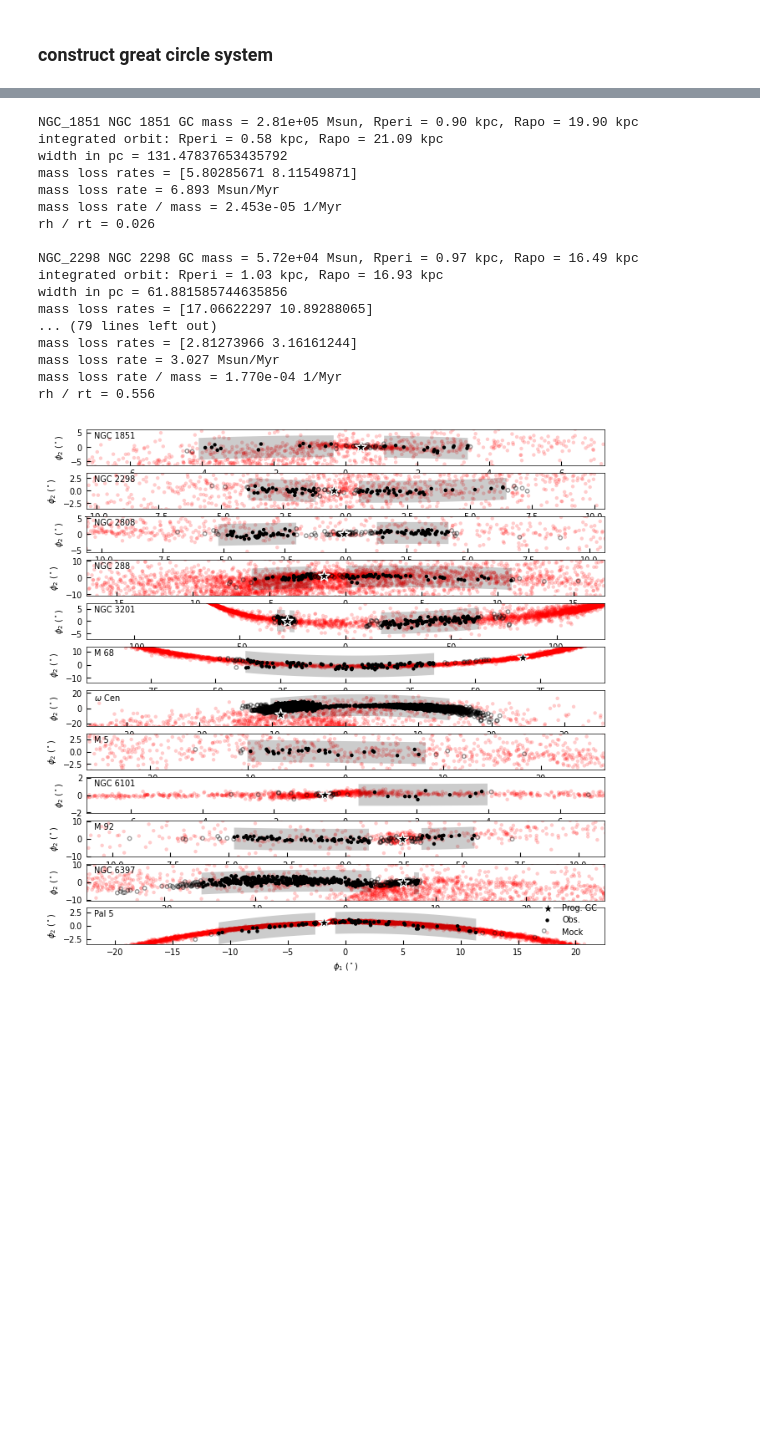
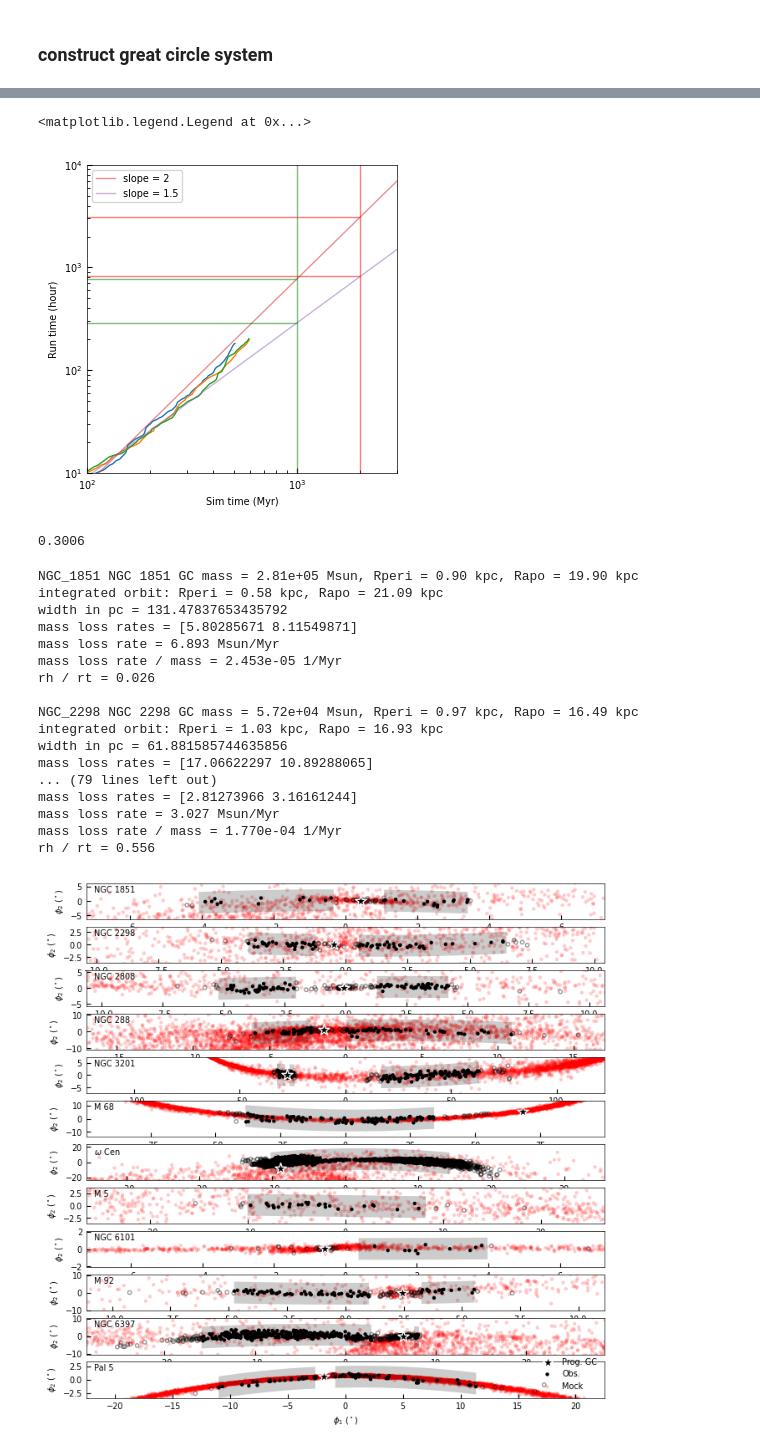
Before and after one commit to ybillchen/GC_stream, a Jupyter notebook: notebooks/streamfinder_catalog.ipynb, the cells around one changed output, grey strips where cells are left out. Saved outputs shown, nothing was run; the diff lists cells and outputs as text; code cells hidden in the pictures; blank space fills up the shorter version.

```diff
--- a/notebooks/streamfinder_catalog.ipynb
+++ b/notebooks/streamfinder_catalog.ipynb
@@ -411,6 +492,8 @@ gc_stream_list = ['NGC_3201', 'NGC_4590', 'NGC_5139', 'Pal_5', 'NGC_6341', 'NGC_
     'NGC_288', 'NGC_1851', 'NGC_2298', 'NGC_2808', 'NGC_5904', 'NGC_6101'] # remove 7089: too few stars; remove 1261, 5466, 7099: can't fit
 gc_stream_ids = np.array([34, 47, 54, 61, 68, 69,
     3, 16, 23, 26, 62, 67], dtype=int)
+gc_stream_ids = np.array([34, 47, 54, 999, 68, 69,
+    3, 16, 23, 26, 62, 67], dtype=int)
 gc_stream_list, idx_with_stream, idx_with_stream_stream = np.intersect1d(data_mw['Cluster'], gc_stream_list, return_indices=True)
 gc_stream_ids = gc_stream_ids[idx_with_stream_stream]
 # %%
@@ -1074,3 +1202,61 @@ rh / rt = 0.556
+# %%
+def fix_runtime(rt):
+    runtime = np.copy(rt)
+    for i in range(len(runtime)-1):
+        if runtime[i+1] < runtime[i]:
+            runtime[i+1:]+= rt[i]
+    return runtime
+# %%
+
+fig, ax0 = plt.subplots(1, 1, figsize=(4,4), sharex=False, sharey=False)
+
+step = [46,47,48,49,50,51,52,53,54,55,56,57,58,59,60,61,62,63,64,65,66,67,68,69,70,71,72,73,74,75,76,77,78,79,80,81,82,83,84,85,86,87,88,89,90,91,92,93,94,95,96,97,98,99,100,101,102,103,104,105,106,107,108,109,110,111,112,113,114,115,116,117,118,119,120,121,122,123,124,125,126,127,128,129,130,131,132,133,134,135,136,137,138,139,140,141,142,143,144,]
+t = [195.5,201.8,210.8,217.5,227.8,230.0,231.4,233.5,235.2,237.8,241.8,247.8,249.0,250.9,253.7,258.0,264.7,273.7,283.1,285.0,286.3,288.2,290.8,294.8,297.4,301.1,306.7,315.4,319.7,324.1,328.6,333.1,339.4,343.2,349.0,352.5,357.8,365.7,369.5,370.7,372.6,375.1,377.6,378.8,380.5,383.1,387.1,393.1,396.1,400.5,402.7,405.7,410.3,417.1,420.5,423.4,427.7,434.4,437.7,442.8,450.7,460.8,466.0,473.9,477.9,481.5,486.9,494.1,497.7,503.2,511.6,520.2,524.6,531.2,541.3,546.0,553.1,560.3,570.4,574.0,579.6,588.1,595.2,604.5,608.7,612.9,617.1,621.4,627.0,634.2,641.5,651.6,656.7,664.5,674.6,679.7,687.5,697.6,702.7,]
+a = [0.0506,0.0517,0.0532,0.0543,0.0560,0.0564,0.0566,0.0569,0.0572,0.0576,0.0583,0.0592,0.0594,0.0597,0.0602,0.0608,0.0619,0.0633,0.0647,0.0650,0.0652,0.0655,0.0659,0.0665,0.0669,0.0674,0.0682,0.0695,0.0701,0.0708,0.0714,0.0721,0.0730,0.0735,0.0743,0.0748,0.0756,0.0767,0.0772,0.0774,0.0776,0.0780,0.0783,0.0785,0.0787,0.0791,0.0796,0.0805,0.0809,0.0815,0.0818,0.0822,0.0828,0.0837,0.0841,0.0845,0.0851,0.0860,0.0864,0.0871,0.0881,0.0894,0.0901,0.0911,0.0916,0.0921,0.0928,0.0937,0.0941,0.0948,0.0959,0.0969,0.0975,0.0983,0.0995,0.1001,0.1010,0.1019,0.1031,0.1035,0.1042,0.1052,0.1060,0.1071,0.1076,0.1081,0.1086,0.1091,0.1098,0.1106,0.1115,0.1126,0.1132,0.1141,0.1153,0.1158,0.1167,0.1178,0.1184,]
+runtime_per_t = [0.013,0.093,0.040,0.052,0.027,0.033,0.054,0.045,0.054,0.035,0.071,0.117,0.092,0.073,0.057,0.043,0.060,0.162,0.083,0.147,0.120,0.081,0.157,0.096,0.117,0.332,0.109,0.071,0.131,0.150,0.084,0.179,0.087,0.219,0.222,0.827,0.197,0.199,0.114,0.141,0.107,0.145,0.101,0.140,0.207,0.290,0.896,0.292,0.182,0.354,0.199,0.159,0.114,0.196,0.122,0.123,0.270,0.282,0.309,0.159,0.148,0.327,0.789,0.283,0.249,0.197,0.163,0.319,0.208,0.154,0.518,0.386,0.384,0.244,0.431,0.246,0.703,0.369,0.310,0.782,0.294,0.260,0.349,0.976,0.661,0.345,0.287,0.235,0.390,0.572,0.513,0.718,1.055,0.538,1.429,0.844,1.503,1.127,0.533,]
+runtime = [0.130,0.726,1.095,1.454,1.745,1.817,1.894,1.990,2.082,2.174,2.457,3.173,3.286,3.423,3.585,3.772,4.175,5.662,6.463,6.746,6.897,7.053,7.466,7.852,8.164,1.225,1.843,2.471,3.045,3.709,4.091,4.914,5.474,6.309,7.603,10.502,11.557,13.158,13.585,13.761,13.964,14.324,14.576,14.752,15.110,15.866,19.413,21.184,21.740,23.299,23.741,24.226,24.753,26.085,26.504,26.861,28.047,29.941,30.987,31.806,32.984,36.340,40.452,42.715,43.721,44.432,45.325,47.628,0.759,1.614,6.008,9.356,11.039,12.673,17.077,18.232,23.263,25.951,29.125,32.002,33.642,35.860,2.527,11.641,14.412,15.872,17.098,18.113,20.308,24.456,28.230,35.558,40.987,45.206,14.567,18.912,30.660,42.146,44.886,]
+plt.plot(np.array(t)-t[0], fix_runtime(runtime))
+
+step = [46,47,48,49,50,51,52,53,54,55,56,57,58,59,60,61,62,63,64,65,66,67,68,69,70,71,72,73,74,75,76,77,78,79,80,81,82,83,84,85,86,87,88,89,90,91,92,93,94,95,96,97,98,99,100,101,102,103,104,105,106,107,108,109,110,111,112,113,114,115,116,117,118,119,120,121,122,123,124,125,126,127,128,129,130,131,132,133,134,135,136,137,138,139,140,141,142,143,144,145,]
+t = [195.5,202.7,213.0,213.9,215.3,217.5,219.9,223.6,229.4,238.3,247.7,257.5,259.5,261.7,265.1,270.0,277.7,282.4,286.6,292.6,300.4,308.5,312.7,319.1,325.5,328.7,333.5,335.5,338.6,342.7,344.7,347.8,352.5,358.1,363.8,372.3,380.2,390.4,395.6,402.8,405.1,408.6,412.9,415.2,418.5,420.2,422.7,425.3,427.6,431.2,436.6,445.0,453.4,457.0,462.5,468.8,478.4,483.3,488.3,491.5,496.3,502.6,512.3,522.2,526.8,533.8,543.9,549.0,556.9,567.0,572.1,579.9,590.0,595.2,603.0,613.1,618.3,626.0,636.1,641.3,649.1,659.2,664.3,671.3,681.4,686.6,694.3,704.4,709.6,717.3,727.3,732.4,737.3,744.5,754.7,759.8,764.3,771.2,780.4,789.7,]
+a = [0.0506,0.0518,0.0536,0.0537,0.0540,0.0543,0.0547,0.0553,0.0563,0.0577,0.0592,0.0608,0.0611,0.0614,0.0619,0.0627,0.0639,0.0646,0.0652,0.0661,0.0673,0.0685,0.0691,0.0700,0.0710,0.0714,0.0721,0.0724,0.0729,0.0734,0.0737,0.0742,0.0748,0.0756,0.0764,0.0776,0.0787,0.0801,0.0808,0.0818,0.0821,0.0826,0.0831,0.0834,0.0839,0.0841,0.0844,0.0848,0.0851,0.0856,0.0863,0.0874,0.0885,0.0889,0.0896,0.0905,0.0917,0.0923,0.0929,0.0933,0.0940,0.0948,0.0960,0.0972,0.0978,0.0986,0.0999,0.1005,0.1014,0.1027,0.1033,0.1042,0.1054,0.1060,0.1070,0.1081,0.1087,0.1097,0.1108,0.1114,0.1123,0.1135,0.1141,0.1149,0.1160,0.1166,0.1175,0.1186,0.1192,0.1201,0.1212,0.1217,0.1223,0.1231,0.1242,0.1247,0.1252,0.1260,0.1270,0.1280,]
+runtime_per_t = [0.012,0.075,0.033,0.076,0.055,0.040,0.093,0.038,0.065,0.042,0.149,0.073,0.083,0.133,0.073,0.100,0.123,0.202,0.301,0.125,0.093,0.100,0.142,0.064,0.219,0.258,0.098,0.105,0.093,0.169,0.102,0.079,0.141,0.106,0.084,0.103,0.253,0.239,0.131,0.142,0.562,0.360,0.179,0.156,0.185,0.241,0.115,0.111,0.319,0.135,0.277,0.204,0.239,0.348,0.611,0.517,0.327,0.270,0.197,0.601,0.353,0.219,0.230,0.581,0.636,0.354,0.315,0.388,0.323,0.382,0.334,0.287,0.228,0.226,0.162,0.258,0.233,0.344,0.346,0.484,0.678,0.682,0.344,0.345,0.486,0.725,0.664,0.555,1.165,0.804,0.548,0.426,0.519,0.581,0.415,0.485,0.504,0.807,0.942,0.917,]
+runtime = [0.123,0.673,1.029,1.100,1.178,1.263,1.491,1.636,2.014,2.402,3.832,4.573,4.742,5.035,5.282,5.782,6.737,7.711,8.989,9.743,10.487,0.822,1.418,1.830,3.247,4.091,4.570,4.785,5.072,5.758,5.968,6.213,6.880,7.483,7.968,8.857,10.886,13.354,14.042,15.077,16.371,17.628,18.417,18.763,19.387,19.794,20.089,20.375,21.129,21.613,23.129,24.847,26.902,28.160,31.513,34.783,37.975,39.308,40.295,42.231,43.958,45.350,47.597,5.831,8.765,11.259,14.489,16.495,19.052,22.960,24.687,26.953,29.281,30.450,31.731,34.363,35.569,2.706,6.241,8.737,14.069,21.016,22.788,25.244,30.196,33.928,39.135,44.789,5.989,12.229,17.798,19.984,22.495,26.769,30.997,33.491,35.794,41.391,8.676,17.256,]
+plt.plot(np.array(t)-t[0], fix_runtime(runtime))
+
+step = [46,47,48,49,50,51,52,53,54,55,56,57,58,59,60,61,62,63,64,65,66,67,68,69,70,71,72,73,74,75,76,77,78,79,80,81,82,83,84,85,86,87,88,89,90,91,92,93,94,95,96,97,98,99,100,101,102,103,104,105,106,107,108,109,110,111,112,113,114,115,116,117,118,119,120,121,122,123,124,125,126,127,128,129,130,131,132,133,134,135,136,137,138,139,140,141,142,143,144,145,146,147,148,149,150,151,152,153,154,155,]
+t = [195.5,198.6,203.4,210.7,221.1,222.9,224.7,227.4,231.6,238.1,248.3,250.4,253.6,258.5,263.7,271.8,279.4,280.2,281.4,283.1,284.1,285.6,287.8,291.3,296.5,303.8,307.6,313.3,322.2,325.7,329.4,334.4,341.7,349.2,356.6,358.3,361.0,364.3,367.7,371.1,372.9,375.5,376.8,378.7,381.7,383.2,385.4,387.5,388.5,390.1,392.2,394.4,396.5,399.7,404.5,407.0,410.7,415.5,420.9,423.4,427.1,432.7,441.3,450.1,459.1,468.4,477.9,487.7,497.5,502.0,508.9,515.9,519.1,524.0,529.0,535.5,544.7,550.5,559.0,567.5,576.3,580.7,587.5,594.3,604.4,609.6,617.4,621.3,627.3,634.3,643.5,648.1,655.1,665.1,670.2,677.9,688.0,693.1,700.2,710.3,715.4,723.2,730.9,741.0,746.1,753.9,764.0,769.1,776.8,786.9,]
+a = [0.0506,0.0511,0.0519,0.0532,0.0549,0.0552,0.0555,0.0559,0.0566,0.0577,0.0593,0.0596,0.0601,0.0609,0.0617,0.0630,0.0641,0.0643,0.0644,0.0647,0.0648,0.0651,0.0654,0.0659,0.0667,0.0678,0.0684,0.0692,0.0705,0.0710,0.0715,0.0723,0.0733,0.0744,0.0754,0.0757,0.0760,0.0765,0.0770,0.0774,0.0777,0.0780,0.0782,0.0785,0.0789,0.0791,0.0794,0.0797,0.0798,0.0801,0.0803,0.0806,0.0809,0.0814,0.0820,0.0823,0.0828,0.0835,0.0842,0.0845,0.0850,0.0858,0.0869,0.0880,0.0892,0.0904,0.0916,0.0929,0.0941,0.0947,0.0955,0.0964,0.0968,0.0974,0.0980,0.0988,0.1000,0.1007,0.1017,0.1027,0.1038,0.1043,0.1051,0.1059,0.1071,0.1077,0.1086,0.1091,0.1098,0.1106,0.1117,0.1122,0.1130,0.1142,0.1147,0.1156,0.1168,0.1173,0.1181,0.1193,0.1198,0.1207,0.1216,0.1227,0.1233,0.1241,0.1252,0.1258,0.1266,0.1277,]
+runtime_per_t = [0.022,0.312,0.191,0.125,0.074,0.071,0.064,0.046,0.034,0.038,0.083,0.070,0.047,0.062,0.222,0.054,0.141,0.136,0.185,0.107,0.120,0.089,0.110,0.084,0.063,0.138,0.075,0.151,0.168,0.090,0.070,0.053,0.058,0.142,0.196,0.130,0.184,0.194,0.143,0.308,0.179,0.143,0.127,0.143,0.134,0.151,0.225,0.157,0.168,0.109,0.276,0.153,0.165,0.487,0.156,0.134,0.110,0.175,0.257,0.137,0.115,0.106,0.150,0.125,0.362,0.561,0.166,0.238,0.260,0.178,0.136,0.158,0.167,0.189,0.188,0.174,0.317,0.604,0.397,0.334,0.394,0.377,0.189,0.249,0.274,0.346,1.437,0.322,0.238,0.204,0.933,0.572,1.477,1.472,0.515,0.369,0.281,0.240,0.374,0.749,0.676,0.534,0.510,0.673,0.388,0.323,0.827,0.435,0.624,1.013,]
+runtime = [0.214,1.188,2.109,3.057,3.842,3.970,4.086,4.214,4.360,4.608,5.476,5.625,5.776,6.083,7.257,7.701,8.789,8.895,9.112,9.302,9.421,9.554,9.804,10.095,10.430,1.032,1.317,2.197,3.705,4.031,4.288,4.558,4.983,6.055,7.536,7.762,8.246,8.900,9.387,10.453,10.764,11.135,11.301,11.581,11.978,12.204,12.713,13.038,13.213,13.384,13.977,14.308,14.656,16.216,16.979,17.309,17.718,18.562,19.959,20.299,20.735,21.334,22.635,23.748,27.060,32.328,33.925,36.278,38.856,39.668,40.611,41.729,42.270,43.200,44.139,45.286,2.949,6.488,9.863,12.761,16.251,17.934,19.218,20.939,23.738,25.525,36.789,1.272,2.703,4.142,12.787,15.459,25.862,40.751,43.383,46.256,2.864,4.099,6.758,14.387,17.860,22.036,26.015,32.866,34.859,37.383,45.793,2.234,7.101,17.404,]
+plt.plot(np.array(t)-t[0], fix_runtime(runtime))
+
+x = np.logspace(2,4,10)
+plt.plot(x,x**2/1.3e3, alpha=0.5, label='slope = 2')
+plt.plot(x,x**1.5/1.1e2, alpha=0.5, label='slope = 1.5')
+
+plt.vlines(1e3, 1e0, 1e5, color='g', alpha=0.5)
+plt.hlines([7.8e2, 2.9e2], 1e1, 1e3, color='g', alpha=0.5)
+
+plt.vlines(2e3, 1e0, 1e5, color='r', alpha=0.5)
+plt.hlines([3.1e3, 8.2e2], 1e1, 2e3, color='r', alpha=0.5)
+
+plt.xscale('log')
+plt.yscale('log')
+
+plt.xlim(1e2,3e3)
+plt.ylim(1e1,1e4)
+
+plt.xlabel('Sim time (Myr)')
+plt.ylabel('Run time (hour)')
+plt.legend()
+# %% [output]
+<matplotlib.legend.Legend at 0x...>
+[figure, added]
+# %%
+(2000 * 4 * 5 + 5000 * 4 * 3 + 10000 * 4 * 2 ) * 1.67 / 1e6
+# %% [output]
+0.3006
 # %%
 # longer integration
 
```
Also changed, not shown: parts of 12 cells of this notebook, 4 other files.
